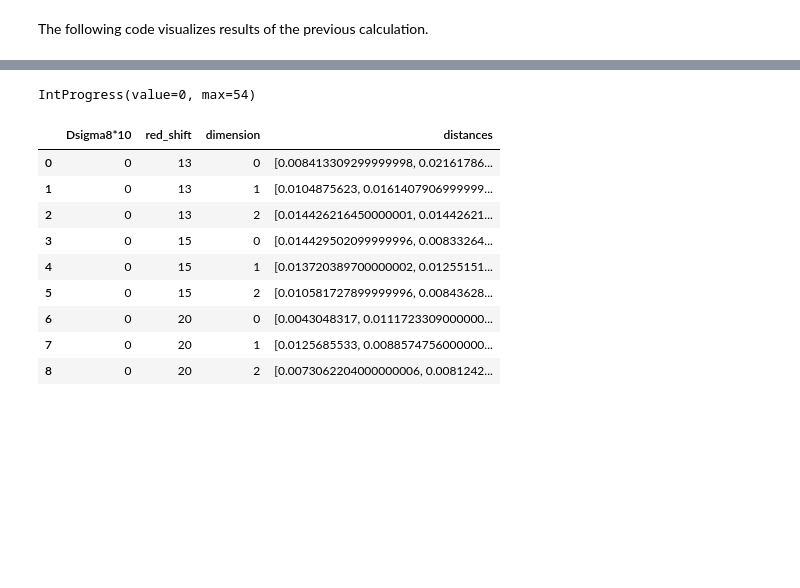
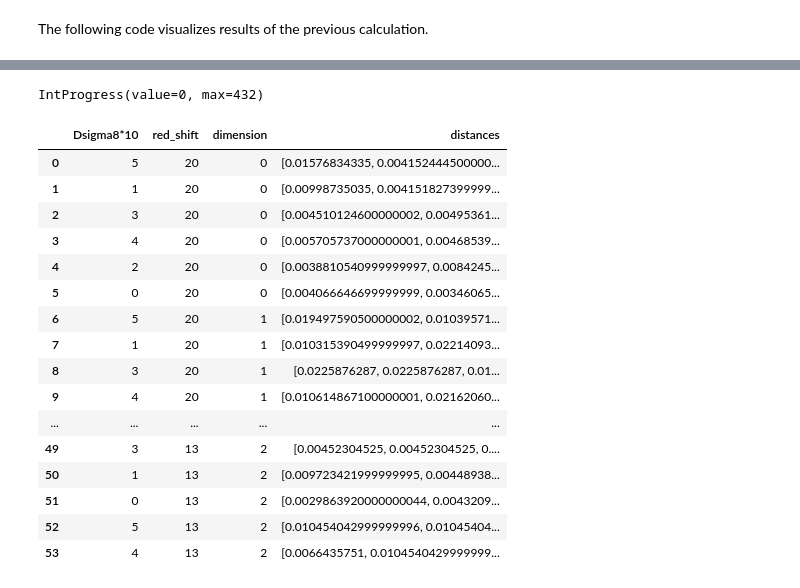
Before and after one commit to mtsizh/bottleneck-distance-for-sigma8, a Jupyter notebook: wasserstein_distance.ipynb, the cells around one changed output, grey strips where cells are left out. Saved outputs shown, nothing was run; the diff lists cells and outputs as text; code cells hidden in the pictures; blank space fills up the shorter version.

```diff
--- a/wasserstein_distance.ipynb
+++ b/wasserstein_distance.ipynb
@@ -204,48 +190,62 @@ dtype: bool
 # %%
-order = 1.0
+order = 1
 
+import numpy as np
+import pandas as pd
+import gudhi
 import gudhi.wasserstein
 
 df = pd.read_json(read_from)
 result = pd.DataFrame(columns=["Dsigma8*10", "red_shift", "dimension", "distances"])
 
 bar = IntProgress(min=0, max=len(df.index))
 bar.value = 0
 display.display(bar)
 
 for r_shift in df['red_shift'].unique():
   df1 = df[df['red_shift'] == r_shift]
   for dimension in df['dimension'].unique():
     df2 = df1[df1['dimension'] == dimension]
-    distances = []
+    distances = {}
     for idx1 in range(len(df2.index)):
       I1 = np.transpose([df2.iloc[idx1]['born'], df2.iloc[idx1]['dies']]).astype(float)
       sigma81 = df2.iloc[idx1]['sigma8*10']
       for idx2 in range(len(df2.index)):
         if idx2 <= idx1:
           continue
         I2 = np.transpose([df2.iloc[idx2]['born'], df2.iloc[idx2]['dies']]).astype(float)
         sigma82 = df2.iloc[idx2]['sigma8*10']
         dist = float(gudhi.bottleneck_distance(I1, I2))
         #dist = float(gudhi.wasserstein.wasserstein_distance(I1, I2, order))
-        distances.append(dist)
+        dsigma = np.abs(sigma81 - sigma82)
+        if not dsigma in distances:
+          distances[dsigma] = []
+        distances[dsigma].append(dist)
       bar.value += 1
-    row = {'Dsigma8*10': np.abs(sigma81 - sigma82),
-          'red_shift': r_shift,
-          'dimension': dimension,
-          'distances': distances}
-    result = result.append(row, ignore_index = True)
+    for dsigma in distances:
+      row = {'Dsigma8*10': dsigma,
+             'red_shift': r_shift,
+             'dimension': dimension,
+             'distances': distances[dsigma]}
+      result = result.append(row, ignore_index = True)
 
 result
 # %% [output]
-IntProgress(value=0, max=54)
+IntProgress(value=0, max=432)
 |  | Dsigma8*10 | red_shift | dimension | distances |
-| 0 | 0 | 13 | 0 | [0.008413309299999998, 0.02161786... |
-| 1 | 0 | 13 | 1 | [0.0104875623, 0.0161407906999999... |
-| 2 | 0 | 13 | 2 | [0.014426216450000001, 0.01442621... |
-| 3 | 0 | 15 | 0 | [0.014429502099999996, 0.00833264... |
-| 4 | 0 | 15 | 1 | [0.013720389700000002, 0.01255151... |
-| 5 | 0 | 15 | 2 | [0.010581727899999996, 0.00843628... |
-| 6 | 0 | 20 | 0 | [0.0043048317, 0.0111723309000000... |
-| 7 | 0 | 20 | 1 | [0.0125685533, 0.0088574756000000... |
-| 8 | 0 | 20 | 2 | [0.0073062204000000006, 0.0081242... |
+| 0 | 5 | 20 | 0 | [0.01576834335, 0.004152444500000... |
+| 1 | 1 | 20 | 0 | [0.00998735035, 0.004151827399999... |
+| 2 | 3 | 20 | 0 | [0.004510124600000002, 0.00495361... |
+| 3 | 4 | 20 | 0 | [0.005705737000000001, 0.00468539... |
+| 4 | 2 | 20 | 0 | [0.0038810540999999997, 0.0084245... |
+| 5 | 0 | 20 | 0 | [0.004066646699999999, 0.00346065... |
+| 6 | 5 | 20 | 1 | [0.019497590500000002, 0.01039571... |
+| 7 | 1 | 20 | 1 | [0.010315390499999997, 0.02214093... |
+| 8 | 3 | 20 | 1 | [0.0225876287, 0.0225876287, 0.01... |
+| 9 | 4 | 20 | 1 | [0.010614867100000001, 0.02162060... |
+| ... | ... | ... | ... | ... |
+| 49 | 3 | 13 | 2 | [0.00452304525, 0.00452304525, 0.... |
+| 50 | 1 | 13 | 2 | [0.009723421999999995, 0.00448938... |
+| 51 | 0 | 13 | 2 | [0.0029863920000000044, 0.0043209... |
+| 52 | 5 | 13 | 2 | [0.010454042999999996, 0.01045404... |
+| 53 | 4 | 13 | 2 | [0.0066435751, 0.0104540429999999... |
```
Also changed, not shown: parts of 3 cells of this notebook.
